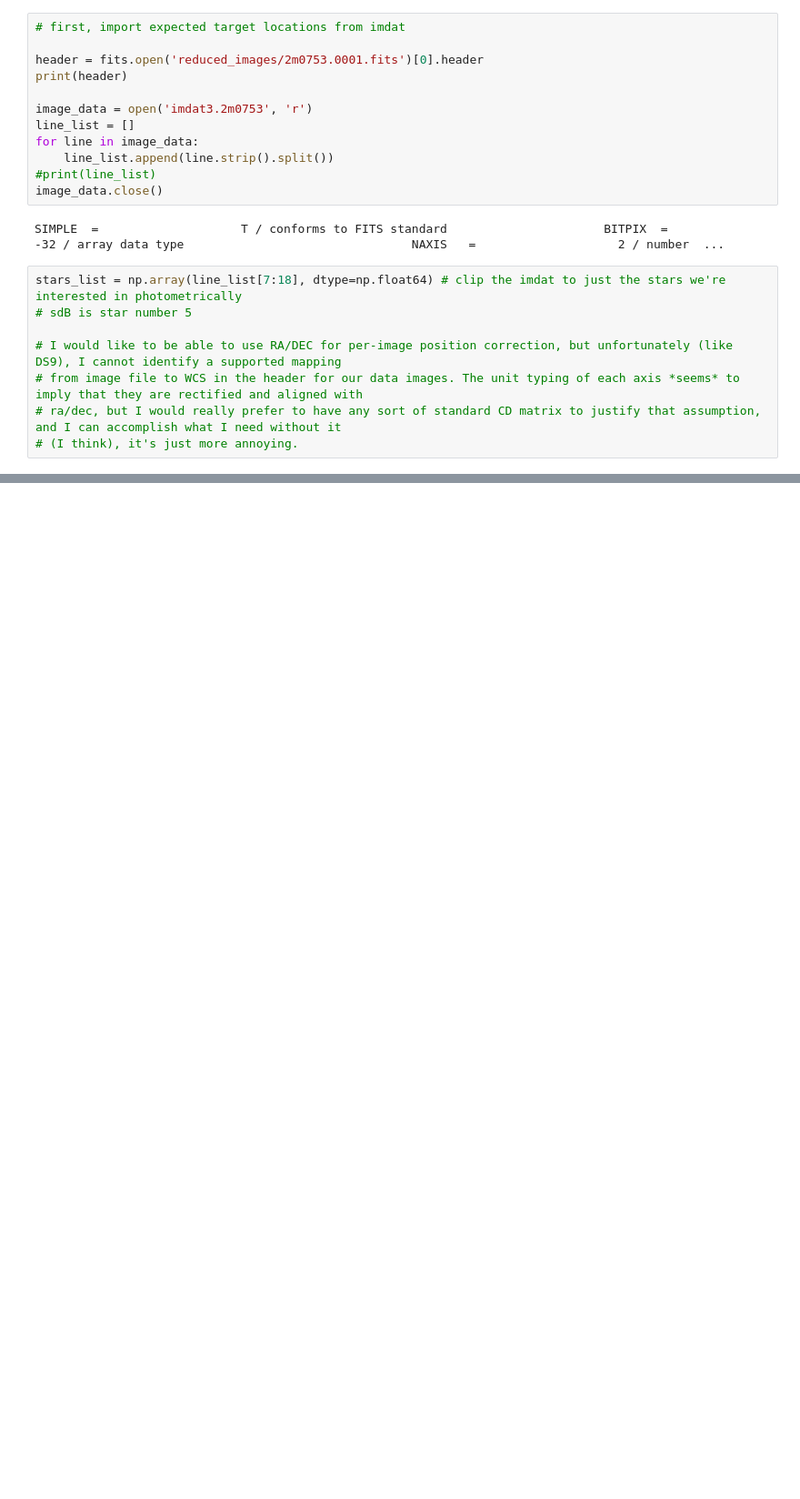
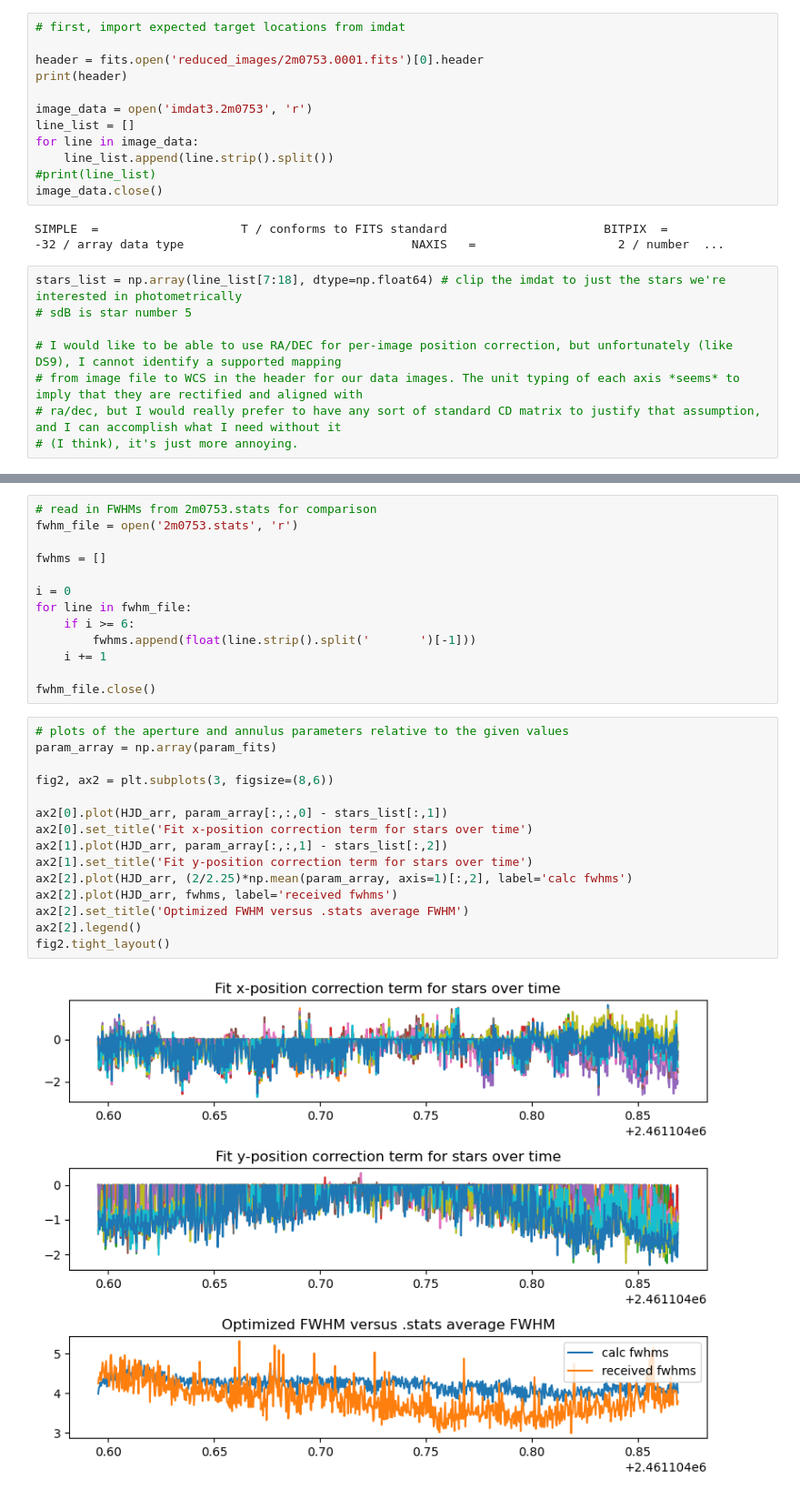
Before and after one commit to thomasnguyen21/astr302_pulsating_star, a Jupyter notebook: photometry.ipynb, the cells around one changed output, grey strips where cells are left out. Shown at 91% size. Cells and saved outputs as stored; diff of their text form; blank space fills up the shorter version.

```diff
--- a/photometry.ipynb
+++ b/photometry.ipynb
@@ -130,0 +212,30 @@ np.save('HJD', HJD_arr)
+# %%
+# read in FWHMs from 2m0753.stats for comparison
+fwhm_file = open('2m0753.stats', 'r')
+
+fwhms = []
+
+i = 0
+for line in fwhm_file:
+    if i >= 6:
+        fwhms.append(float(line.strip().split('       ')[-1]))
+    i += 1
+
+fwhm_file.close()
+# %%
+# plots of the aperture and annulus parameters relative to the given values
+param_array = np.array(param_fits)
+
+fig2, ax2 = plt.subplots(3, figsize=(8,6))
+
+ax2[0].plot(HJD_arr, param_array[:,:,0] - stars_list[:,1])
+ax2[0].set_title('Fit x-position correction term for stars over time')
+ax2[1].plot(HJD_arr, param_array[:,:,1] - stars_list[:,2])
+ax2[1].set_title('Fit y-position correction term for stars over time')
+ax2[2].plot(HJD_arr, (2/2.25)*np.mean(param_array, axis=1)[:,2], label='calc fwhms')
+ax2[2].plot(HJD_arr, fwhms, label='received fwhms')
+ax2[2].set_title('Optimized FWHM versus .stats average FWHM')
+ax2[2].legend()
+fig2.tight_layout()
+# %% [output]
+[figure, added]
```
Also changed, not shown: parts of 10 cells of this notebook.
